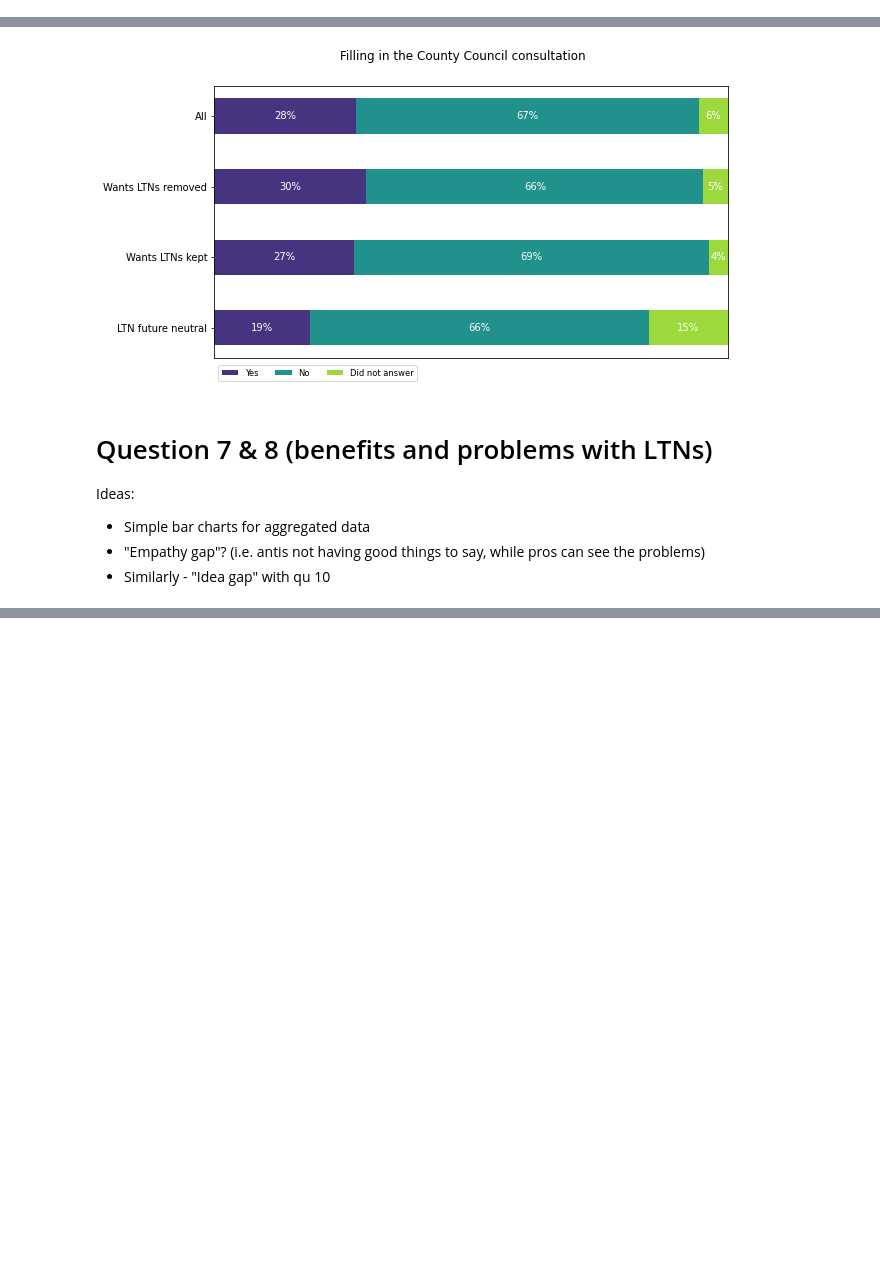
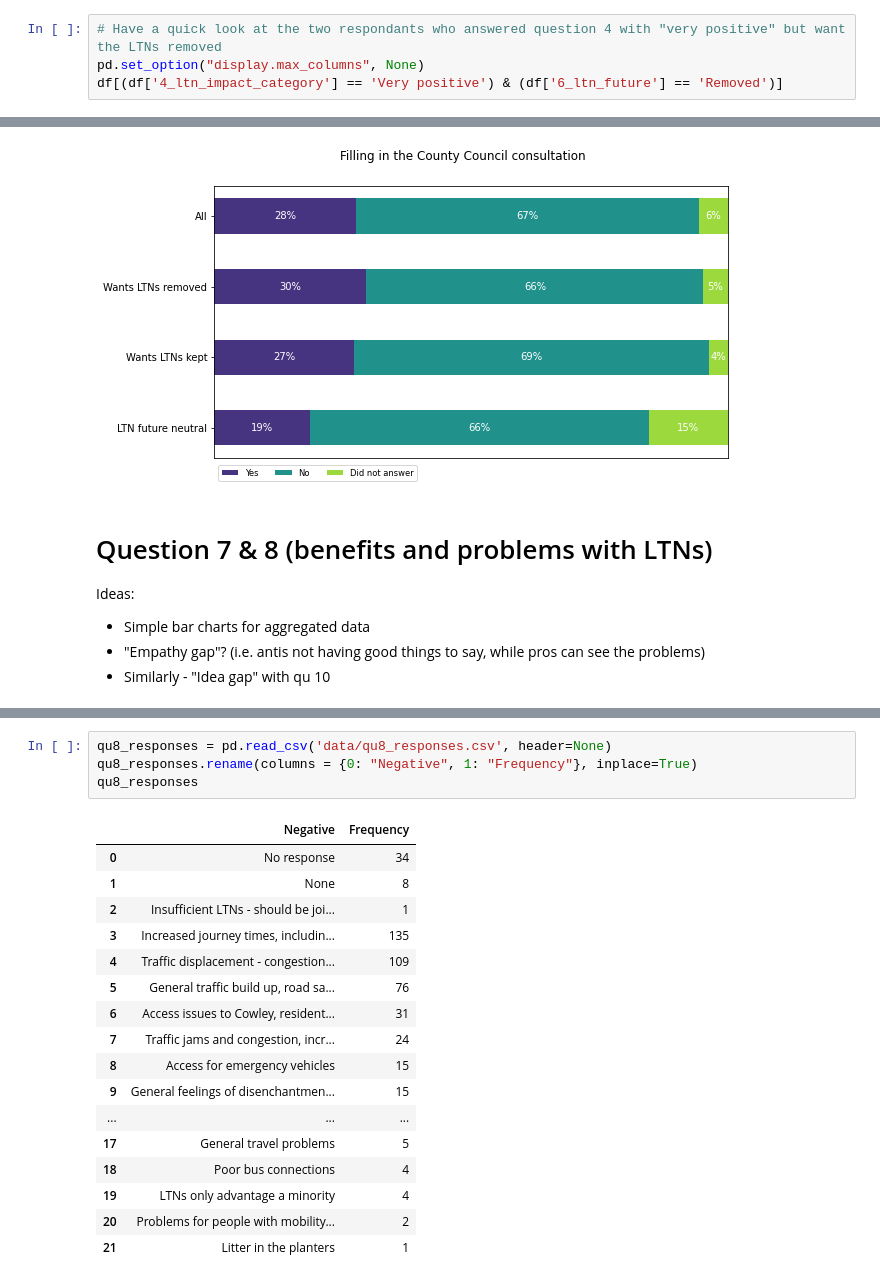
Before and after one commit to annarailton/littlemore_ltn_analysis, a Jupyter notebook: lpc_ltn_analysis.ipynb, the cells around one changed output, grey strips where cells are left out. Drawn from its saved outputs; the diff is of its cells as text; blank space fills up the shorter version.

```diff
--- a/lpc_ltn_analysis.ipynb
+++ b/lpc_ltn_analysis.ipynb
@@ -1439,0 +1325,4 @@ plt.show()
+# %%
+# Have a quick look at the two respondants who answered question 4 with "very positive" but want the LTNs removed
+pd.set_option("display.max_columns", None)
+df[(df['4_ltn_impact_category'] == 'Very positive') & (df['6_ltn_future'] == 'Removed')]
@@ -1474,0 +1399,22 @@ Ideas:
+# %%
+qu8_responses = pd.read_csv('data/qu8_responses.csv', header=None)
+qu8_responses.rename(columns = {0: "Negative", 1: "Frequency"}, inplace=True)
+qu8_responses
+# %% [output]
+|  | Negative | Frequency |
+| 0 | No response | 34 |
+| 1 | None | 8 |
+| 2 | Insufficient LTNs - should be joi... | 1 |
+| 3 | Increased journey times, includin... | 135 |
+| 4 | Traffic displacement - congestion... | 109 |
+| 5 | General traffic build up, road sa... | 76 |
+| 6 | Access issues to Cowley, resident... | 31 |
+| 7 | Traffic jams and congestion, incr... | 24 |
+| 8 | Access for emergency vehicles | 15 |
+| 9 | General feelings of disenchantmen... | 15 |
+| ... | ... | ... |
+| 17 | General travel problems | 5 |
+| 18 | Poor bus connections | 4 |
+| 19 | LTNs only advantage a minority | 4 |
+| 20 | Problems for people with mobility... | 2 |
+| 21 | Litter in the planters | 1 |
```
Also changed, not shown: parts of 35 cells of this notebook.
